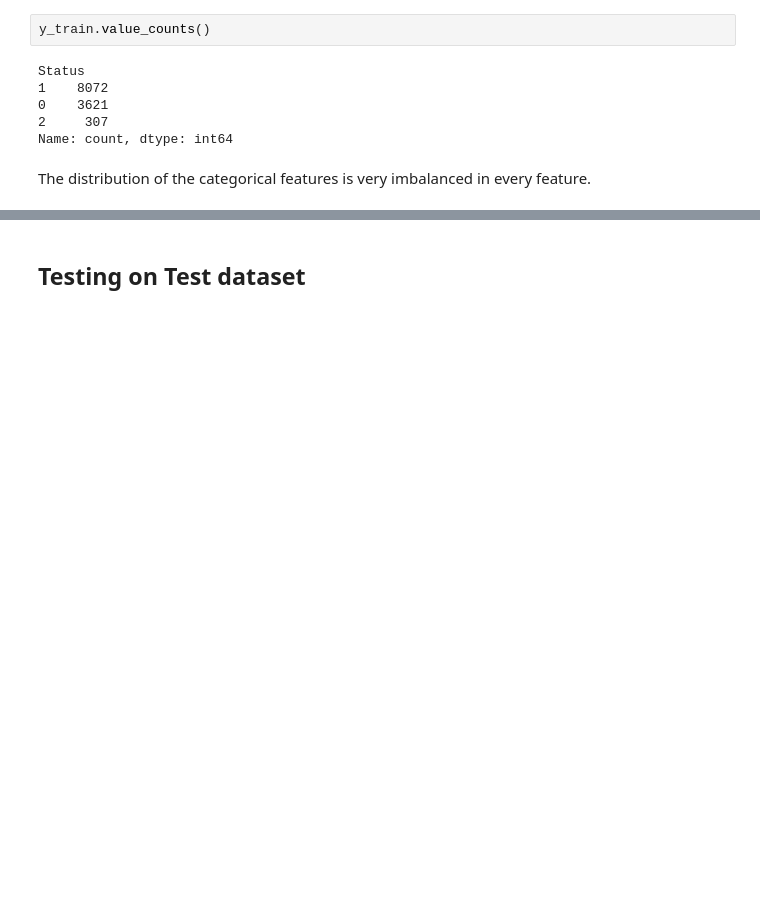
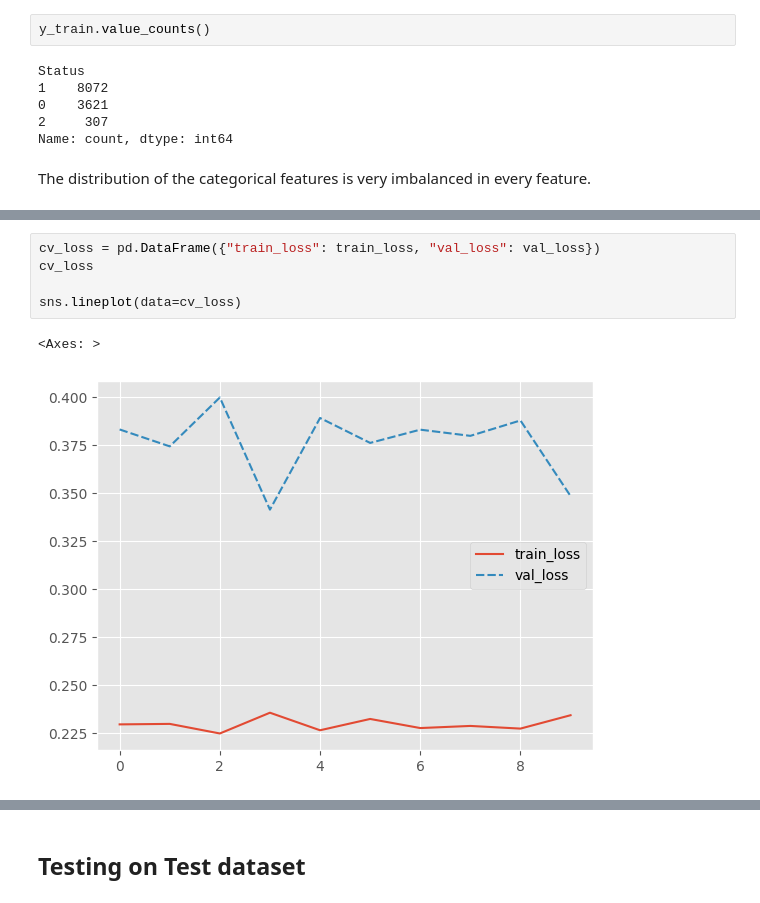
Before and after one commit to sin22766/CPE393-Comp, a Jupyter notebook: KaggleOlympiad.ipynb, the cells around one changed output, grey strips where cells are left out. Saved outputs shown, nothing was run; the diff lists cells and outputs as text; blank space fills up the shorter version.

```diff
--- a/KaggleOlympiad.ipynb
+++ b/KaggleOlympiad.ipynb
@@ -337,2 +341,10 @@ Text(0.5, 1.0, 'Optimization History')
+# %%
+cv_loss = pd.DataFrame({"train_loss": train_loss, "val_loss": val_loss})
+cv_loss
+
+sns.lineplot(data=cv_loss)
+# %% [output]
+<Axes: >
+[figure, added]
 # %%
 feature_imp = pd.Series(
```
Also changed, not shown: parts of 20 cells of this notebook, 1 other file.
